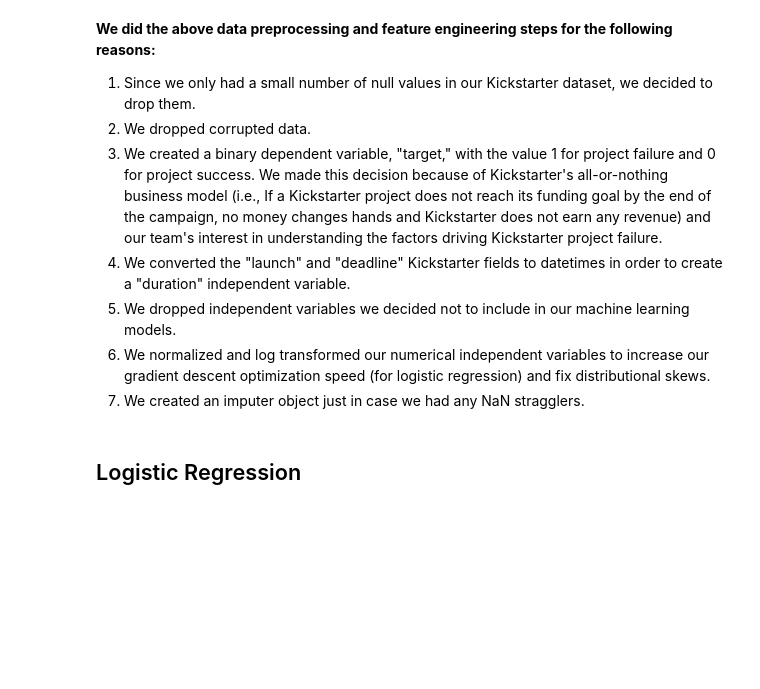
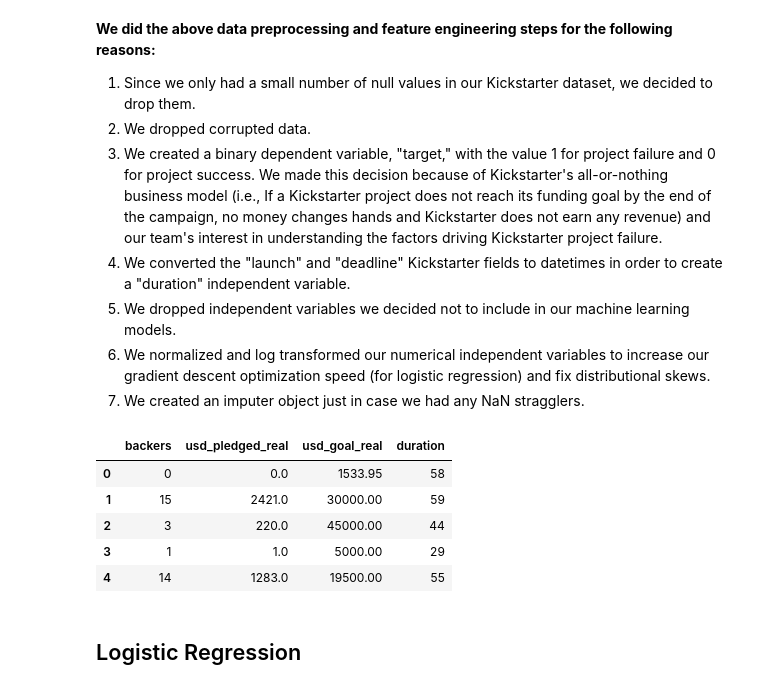
Before and after one commit to franklinjtan/Kickstarter-Analytics, a Jupyter notebook: modeling/Final.ipynb, the cells around one changed output. Drawn from its saved outputs; the diff is of its cells as text; code cells hidden in the pictures; blank space fills up the shorter version.

```diff
--- a/modeling/Final.ipynb
+++ b/modeling/Final.ipynb
@@ -184,6 +170,15 @@ memory usage: 45.4+ MB
 5. We dropped independent variables we decided not to include in our machine learning models.
 6. We normalized and log transformed our numerical independent variables to increase our gradient descent optimization speed (for logistic regression) and fix distributional skews.
 7. We created an imputer object just in case we had any NaN stragglers.
+# %%
+X.head()
+# %% [output]
+|  | backers | usd_pledged_real | usd_goal_real | duration |
+| 0 | 0 | 0.0 | 1533.95 | 58 |
+| 1 | 15 | 2421.0 | 30000.00 | 59 |
+| 2 | 3 | 220.0 | 45000.00 | 44 |
+| 3 | 1 | 1.0 | 5000.00 | 29 |
+| 4 | 14 | 1283.0 | 19500.00 | 55 |
 # %% [markdown]
 ## Logistic Regression
 # %%
```
Also changed, not shown: parts of 8 cells of this notebook, 2 other files.
